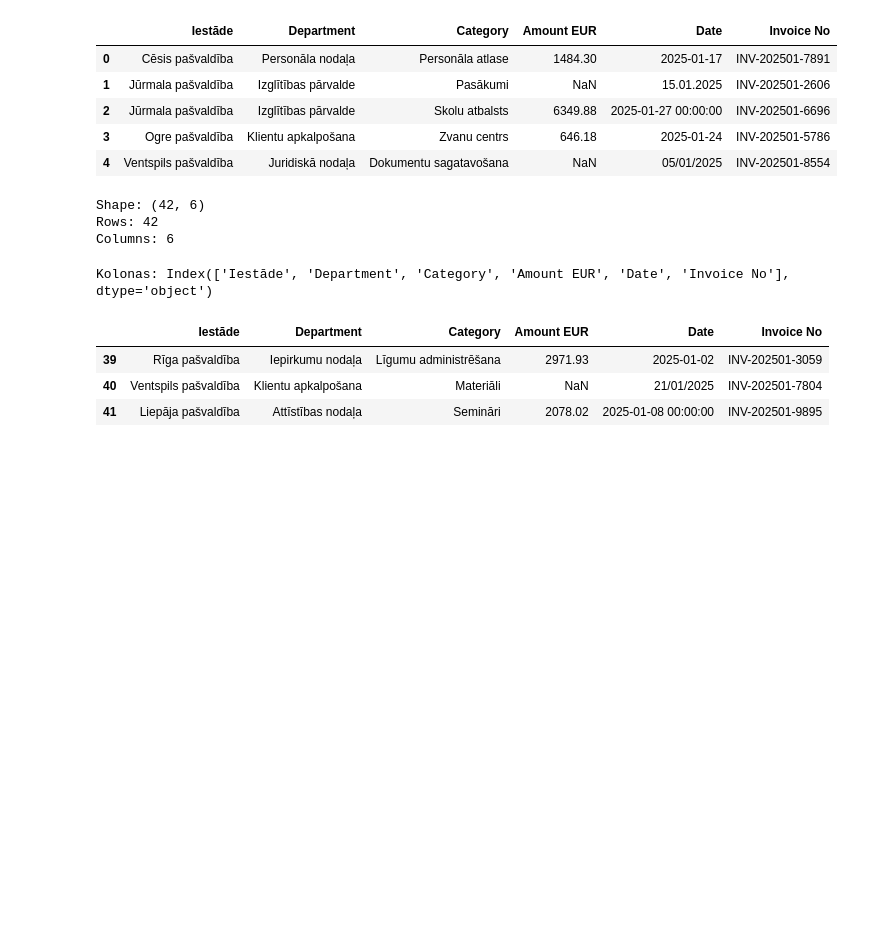
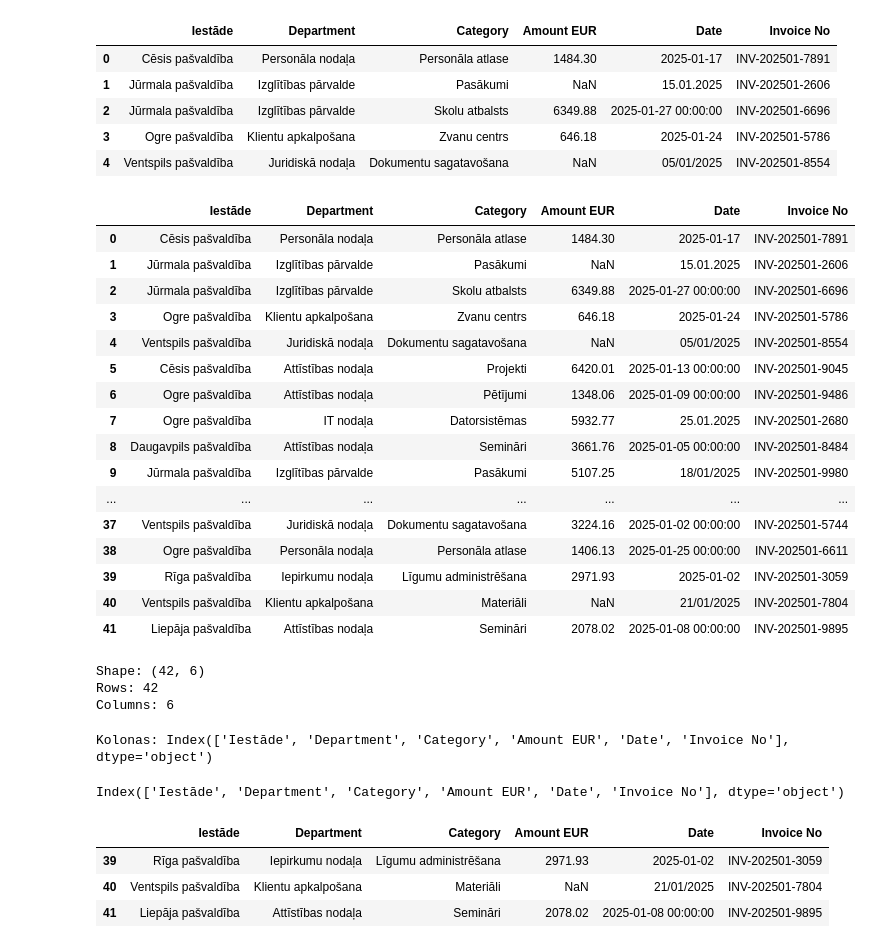
Before and after one commit to ValRCS/RTU_Digitalas_Prasmes_Excel_VBA_Python, a Jupyter notebook: notebooks/student_workbook_latvia_excel_datasets_colab.ipynb, the cells around one changed output. Cells and saved outputs as stored; diff of their text form; code cells hidden in the pictures; blank space fills up the shorter version.

```diff
--- a/notebooks/student_workbook_latvia_excel_datasets_colab.ipynb
+++ b/notebooks/student_workbook_latvia_excel_datasets_colab.ipynb
@@ -360,6 +382,27 @@ local_budget_df.head()
 | 2 | Jūrmala pašvaldība | Izglītības pārvalde | Skolu atbalsts | 6349.88 | 2025-01-27 00:00:00 | INV-202501-6696 |
 | 3 | Ogre pašvaldība | Klientu apkalpošana | Zvanu centrs | 646.18 | 2025-01-24 | INV-202501-5786 |
 | 4 | Ventspils pašvaldība | Juridiskā nodaļa | Dokumentu sagatavošana | NaN | 05/01/2025 | INV-202501-8554 |
+# %%
+# kas notiks ja es gribēšu attēlot visu tabulu piezīmju grāmatā?
+local_budget_df # pie 42 vēl nav nekas, bet pie 100k rindiņam droši vien visas redzēt negribēsiet :)
+# %% [output]
+|  | Iestāde | Department | Category | Amount EUR | Date | Invoice No |
+| 0 | Cēsis pašvaldība | Personāla nodaļa | Personāla atlase | 1484.30 | 2025-01-17 | INV-202501-7891 |
+| 1 | Jūrmala pašvaldība | Izglītības pārvalde | Pasākumi | NaN | 15.01.2025 | INV-202501-2606 |
+| 2 | Jūrmala pašvaldība | Izglītības pārvalde | Skolu atbalsts | 6349.88 | 2025-01-27 00:00:00 | INV-202501-6696 |
+| 3 | Ogre pašvaldība | Klientu apkalpošana | Zvanu centrs | 646.18 | 2025-01-24 | INV-202501-5786 |
+| 4 | Ventspils pašvaldība | Juridiskā nodaļa | Dokumentu sagatavošana | NaN | 05/01/2025 | INV-202501-8554 |
+| 5 | Cēsis pašvaldība | Attīstības nodaļa | Projekti | 6420.01 | 2025-01-13 00:00:00 | INV-202501-9045 |
+| 6 | Ogre pašvaldība | Attīstības nodaļa | Pētījumi | 1348.06 | 2025-01-09 00:00:00 | INV-202501-9486 |
+| 7 | Ogre pašvaldība | IT nodaļa | Datorsistēmas | 5932.77 | 25.01.2025 | INV-202501-2680 |
+| 8 | Daugavpils pašvaldība | Attīstības nodaļa | Semināri | 3661.76 | 2025-01-05 00:00:00 | INV-202501-8484 |
+| 9 | Jūrmala pašvaldība | Izglītības pārvalde | Pasākumi | 5107.25 | 18/01/2025 | INV-202501-9980 |
+| ... | ... | ... | ... | ... | ... | ... |
+| 37 | Ventspils pašvaldība | Juridiskā nodaļa | Dokumentu sagatavošana | 3224.16 | 2025-01-02 00:00:00 | INV-202501-5744 |
+| 38 | Ogre pašvaldība | Personāla nodaļa | Personāla atlase | 1406.13 | 2025-01-25 00:00:00 | INV-202501-6611 |
+| 39 | Rīga pašvaldība | Iepirkumu nodaļa | Līgumu administrēšana | 2971.93 | 2025-01-02 | INV-202501-3059 |
+| 40 | Ventspils pašvaldība | Klientu apkalpošana | Materiāli | NaN | 21/01/2025 | INV-202501-7804 |
+| 41 | Liepāja pašvaldība | Attīstības nodaļa | Semināri | 2078.02 | 2025-01-08 00:00:00 | INV-202501-9895 |
 # %%
 # var būt derīgi apskatīt izmēru
 print(f"Shape: {local_budget_df.shape}")
@@ -374,9 +417,10 @@ Columns: 6
 # %%
 # apskatīsim kādas mums ir kolonas
 print(f"Kolonas: {local_budget_df.columns}")
-#
+local_budget_df.columns # vare iztik bez print
 # %% [output]
 Kolonas: Index(['Iestāde', 'Department', 'Category', 'Amount EUR', 'Date', 'Invoice No'], dtype='object')
+Index(['Iestāde', 'Department', 'Category', 'Amount EUR', 'Date', 'Invoice No'], dtype='object')
 # %%
 # aste arī var būt noderīgam
 # apskatīsim pēdejās trīs vērtības
```
Also changed, not shown: parts of 28 cells of this notebook.
